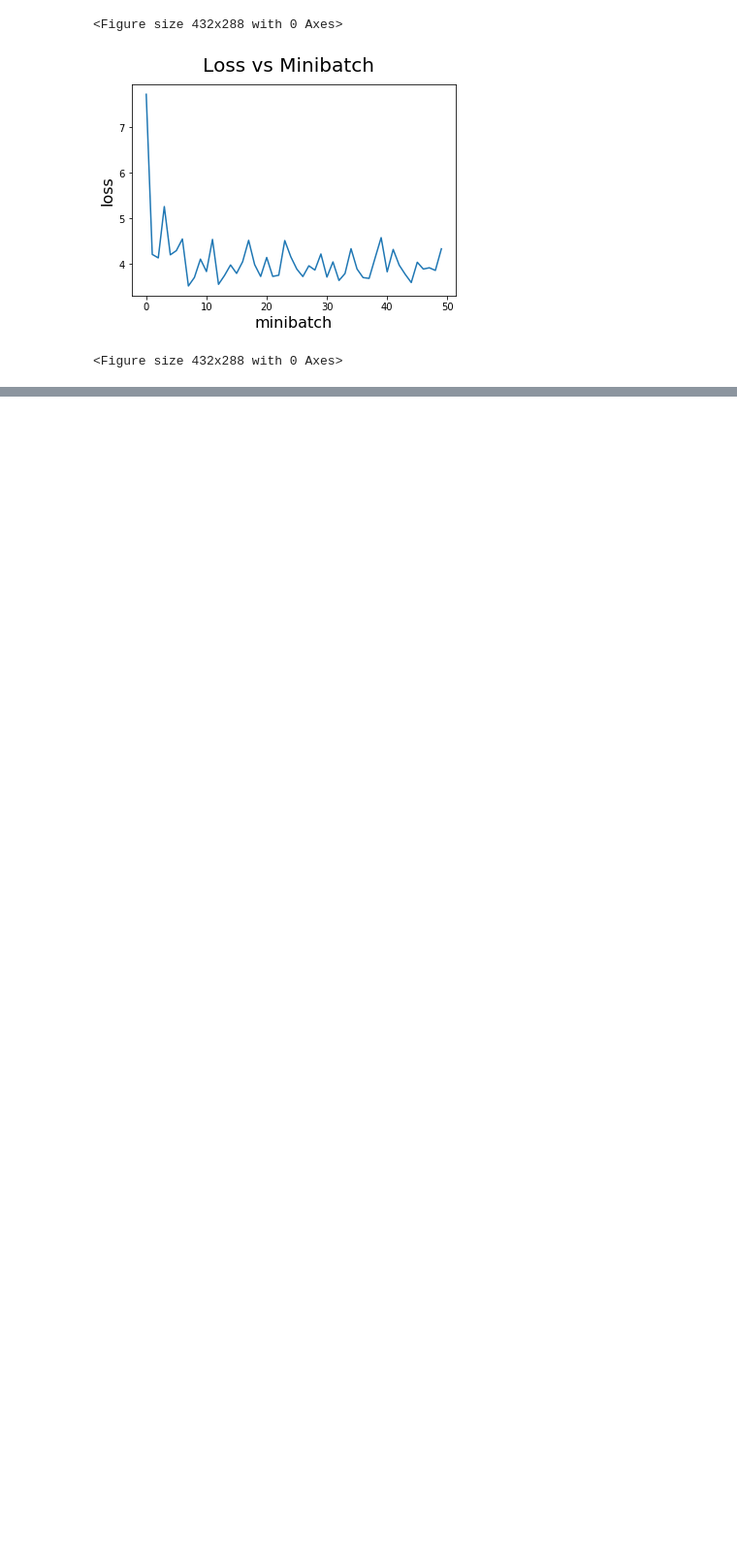
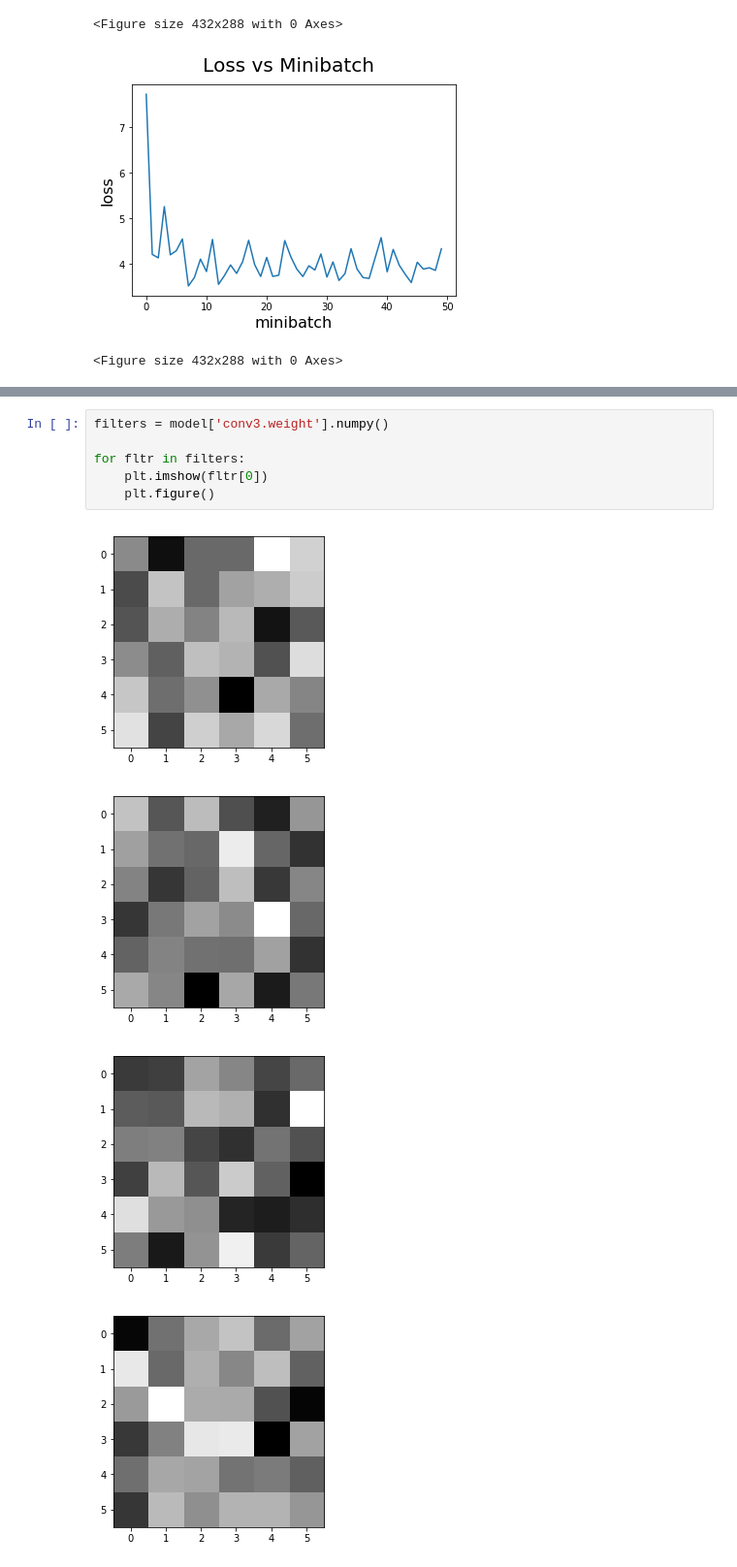
Before and after one commit to rogermilroy/190_PA3, a Jupyter notebook: graph_data.ipynb, the cells around one changed output, grey strips where cells are left out. Shown at 97% size. Cells and saved outputs as stored; diff of their text form; blank space fills up the shorter version.

```diff
--- a/graph_data.ipynb
+++ b/graph_data.ipynb
@@ -42,0 +107,11 @@ plt.figure()
+# %%
+filters = model['conv3.weight'].numpy()
+
+for fltr in filters:
+    plt.imshow(fltr[0])
+    plt.figure()
+# %% [output]
+[figure, added]
+[figure, added]
+[figure, added]
+[figure, added]
```
Also changed, not shown: parts of 5 cells of this notebook.
